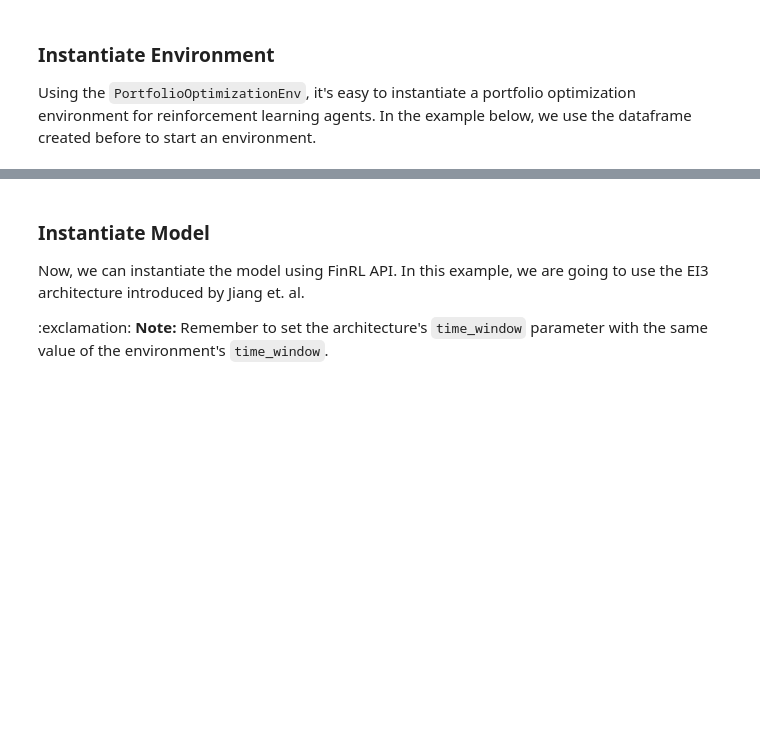
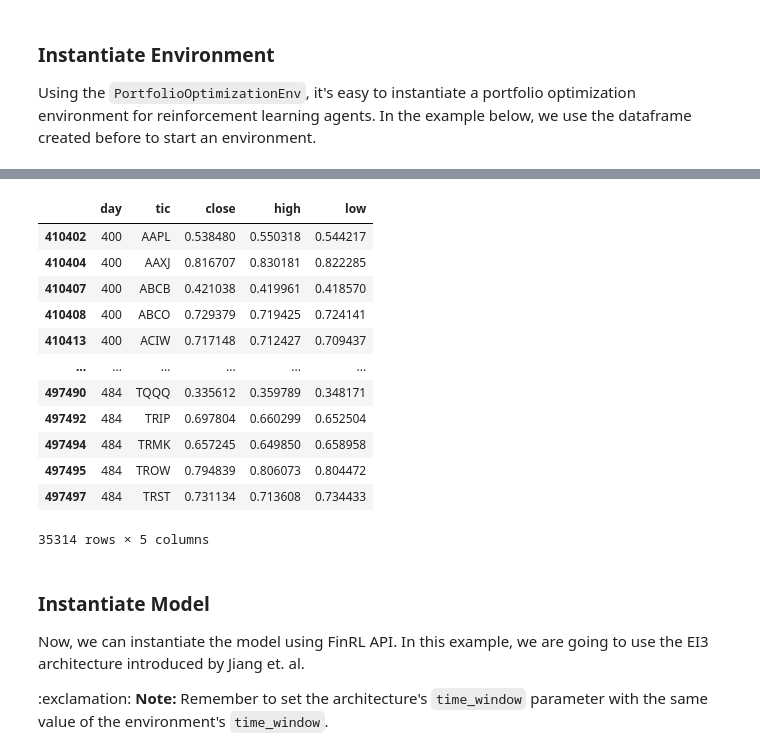
Before and after one commit to pete21/marketbroker, a Jupyter notebook: notebooks/finrl_examples/FinRL_GPM_Demo.ipynb, the cells around one changed output, grey strips where cells are left out. Drawn from its saved outputs; the diff is of its cells as text; code cells hidden in the pictures; blank space fills up the shorter version.

```diff
--- a/notebooks/finrl_examples/FinRL_GPM_Demo.ipynb
+++ b/notebooks/finrl_examples/FinRL_GPM_Demo.ipynb
@@ -231 +261,17 @@ Using the `PortfolioOptimizationEnv`, it's easy to instantiate a portfolio optim
+# %%
+df_portfolio_test
+# %% [output]
+|  | day | tic | close | high | low |
+| 410402 | 400 | AAPL | 0.538480 | 0.550318 | 0.544217 |
+| 410404 | 400 | AAXJ | 0.816707 | 0.830181 | 0.822285 |
+| 410407 | 400 | ABCB | 0.421038 | 0.419961 | 0.418570 |
+| 410408 | 400 | ABCO | 0.729379 | 0.719425 | 0.724141 |
+| 410413 | 400 | ACIW | 0.717148 | 0.712427 | 0.709437 |
+| ... | ... | ... | ... | ... | ... |
+| 497490 | 484 | TQQQ | 0.335612 | 0.359789 | 0.348171 |
+| 497492 | 484 | TRIP | 0.697804 | 0.660299 | 0.652504 |
+| 497494 | 484 | TRMK | 0.657245 | 0.649850 | 0.658958 |
+| 497495 | 484 | TROW | 0.794839 | 0.806073 | 0.804472 |
+| 497497 | 484 | TRST | 0.731134 | 0.713608 | 0.734433 |
+35314 rows × 5 columns
 # %%
```
Also changed, not shown: parts of 12 cells of this notebook, 23 other files.
